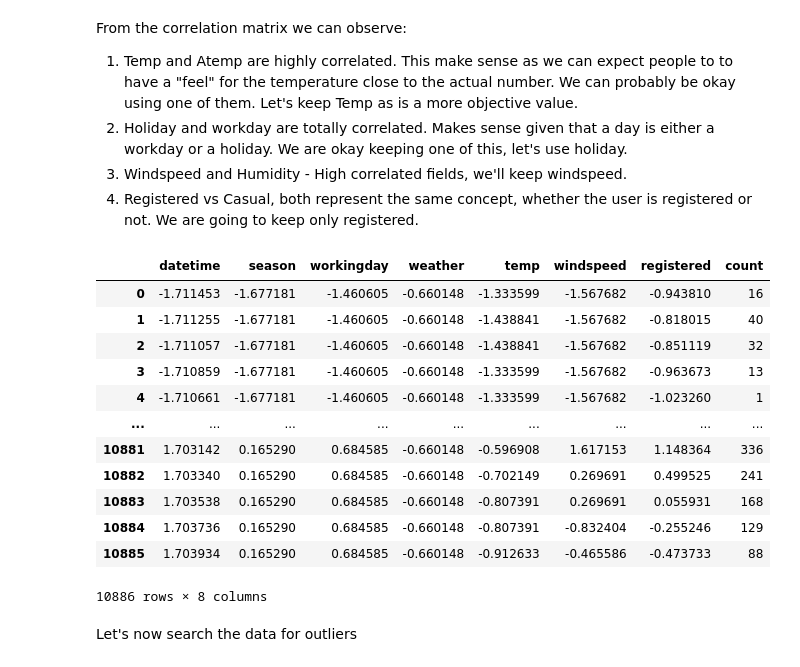
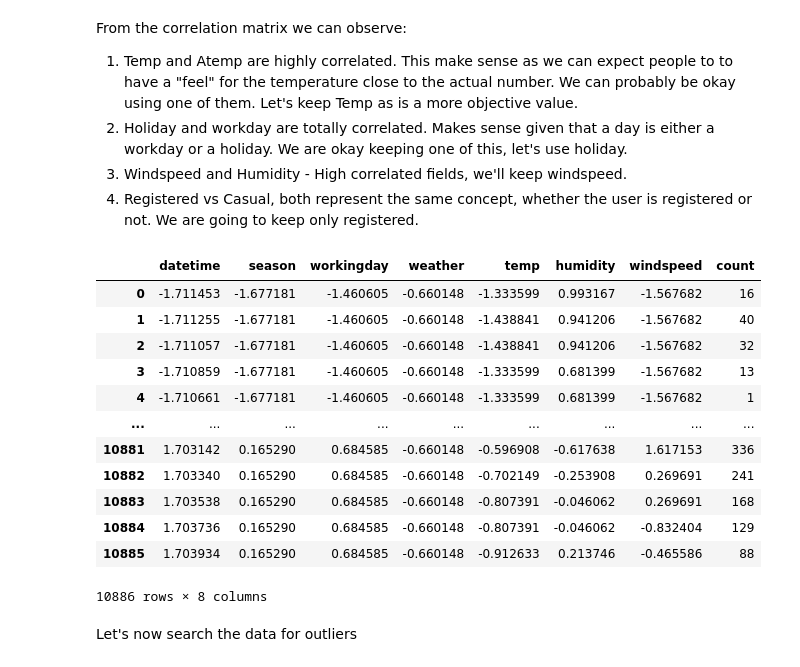
Before and after one commit to NPGiorgi/mlucu, a Jupyter notebook: bikes/bikes.ipynb, the cells around one changed output. Cells and saved outputs as stored; diff of their text form; code cells hidden in the pictures.

```diff
--- a/bikes/bikes.ipynb
+++ b/bikes/bikes.ipynb
@@ -179,22 +179,22 @@ From the correlation matrix we can observe:
 # %%
 df = df.drop("atemp", axis=1)
 df = df.drop("holiday", axis=1)
-df = df.drop("humidity", axis=1)
 df = df.drop("casual", axis=1)
+df = df.drop("registered", axis=1)
 df.copy()
 # %% [output]
-|  | datetime | season | workingday | weather | temp | windspeed | registered | count |
-| 0 | -1.711453 | -1.677181 | -1.460605 | -0.660148 | -1.333599 | -1.567682 | -0.943810 | 16 |
-| 1 | -1.711255 | -1.677181 | -1.460605 | -0.660148 | -1.438841 | -1.567682 | -0.818015 | 40 |
-| 2 | -1.711057 | -1.677181 | -1.460605 | -0.660148 | -1.438841 | -1.567682 | -0.851119 | 32 |
-| 3 | -1.710859 | -1.677181 | -1.460605 | -0.660148 | -1.333599 | -1.567682 | -0.963673 | 13 |
-| 4 | -1.710661 | -1.677181 | -1.460605 | -0.660148 | -1.333599 | -1.567682 | -1.023260 | 1 |
+|  | datetime | season | workingday | weather | temp | humidity | windspeed | count |
+| 0 | -1.711453 | -1.677181 | -1.460605 | -0.660148 | -1.333599 | 0.993167 | -1.567682 | 16 |
+| 1 | -1.711255 | -1.677181 | -1.460605 | -0.660148 | -1.438841 | 0.941206 | -1.567682 | 40 |
+| 2 | -1.711057 | -1.677181 | -1.460605 | -0.660148 | -1.438841 | 0.941206 | -1.567682 | 32 |
+| 3 | -1.710859 | -1.677181 | -1.460605 | -0.660148 | -1.333599 | 0.681399 | -1.567682 | 13 |
+| 4 | -1.710661 | -1.677181 | -1.460605 | -0.660148 | -1.333599 | 0.681399 | -1.567682 | 1 |
 | ... | ... | ... | ... | ... | ... | ... | ... | ... |
-| 10881 | 1.703142 | 0.165290 | 0.684585 | -0.660148 | -0.596908 | 1.617153 | 1.148364 | 336 |
-| 10882 | 1.703340 | 0.165290 | 0.684585 | -0.660148 | -0.702149 | 0.269691 | 0.499525 | 241 |
-| 10883 | 1.703538 | 0.165290 | 0.684585 | -0.660148 | -0.807391 | 0.269691 | 0.055931 | 168 |
-| 10884 | 1.703736 | 0.165290 | 0.684585 | -0.660148 | -0.807391 | -0.832404 | -0.255246 | 129 |
-| 10885 | 1.703934 | 0.165290 | 0.684585 | -0.660148 | -0.912633 | -0.465586 | -0.473733 | 88 |
+| 10881 | 1.703142 | 0.165290 | 0.684585 | -0.660148 | -0.596908 | -0.617638 | 1.617153 | 336 |
+| 10882 | 1.703340 | 0.165290 | 0.684585 | -0.660148 | -0.702149 | -0.253908 | 0.269691 | 241 |
+| 10883 | 1.703538 | 0.165290 | 0.684585 | -0.660148 | -0.807391 | -0.046062 | 0.269691 | 168 |
+| 10884 | 1.703736 | 0.165290 | 0.684585 | -0.660148 | -0.807391 | -0.046062 | -0.832404 | 129 |
+| 10885 | 1.703934 | 0.165290 | 0.684585 | -0.660148 | -0.912633 | 0.213746 | -0.465586 | 88 |
 10886 rows × 8 columns
 # %% [markdown]
 Let's now search the data for outliers
```
Also changed, not shown: parts of 2 cells of this notebook, 1 other file.
